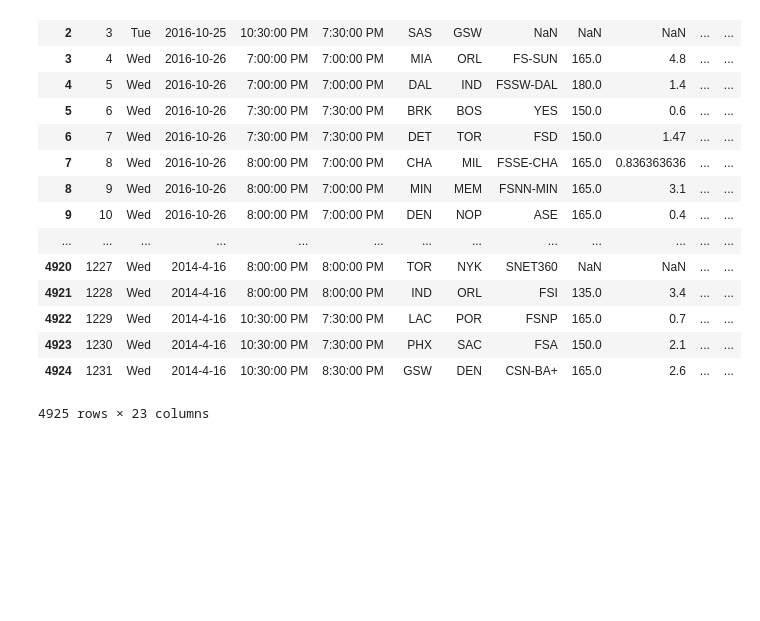
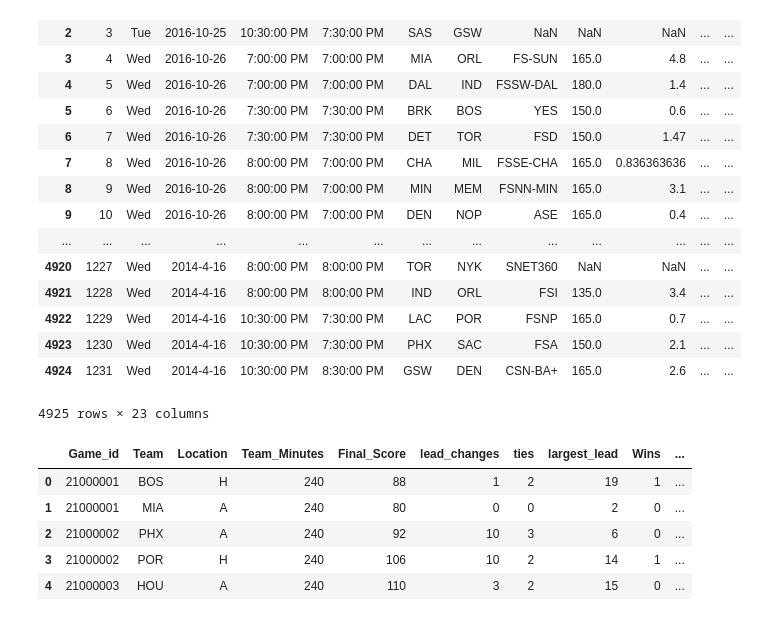
Before and after one commit to leohentschker/nbahack, a Jupyter notebook: data_clean.ipynb, the cells around one changed output. Drawn from its saved outputs; the diff is of its cells as text; code cells hidden in the pictures; blank space fills up the shorter version.

```diff
--- a/data_clean.ipynb
+++ b/data_clean.ipynb
@@ -166,3 +162,12 @@ col_merge(rsn, nat, 'key', 'National Rating', 'Nat Rate')
 | 4923 | 1230 | Wed | 2014-4-16 | 10:30:00 PM | 7:30:00 PM | PHX | SAC | FSA | 150.0 | 2.1 | ... | ... |
 | 4924 | 1231 | Wed | 2014-4-16 | 10:30:00 PM | 8:30:00 PM | GSW | DEN | CSN-BA+ | 165.0 | 2.6 | ... | ... |
 4925 rows × 23 columns
+# %%
+gam.head()
+# %% [output]
+|  | Game_id | Team | Location | Team_Minutes | Final_Score | lead_changes | ties | largest_lead | Wins | ... |
+| 0 | 21000001 | BOS | H | 240 | 88 | 1 | 2 | 19 | 1 | ... |
+| 1 | 21000001 | MIA | A | 240 | 80 | 0 | 0 | 2 | 0 | ... |
+| 2 | 21000002 | PHX | A | 240 | 92 | 10 | 3 | 6 | 0 | ... |
+| 3 | 21000002 | POR | H | 240 | 106 | 10 | 2 | 14 | 1 | ... |
+| 4 | 21000003 | HOU | A | 240 | 110 | 3 | 2 | 15 | 0 | ... |
```
Also changed, not shown: parts of 12 cells of this notebook.
